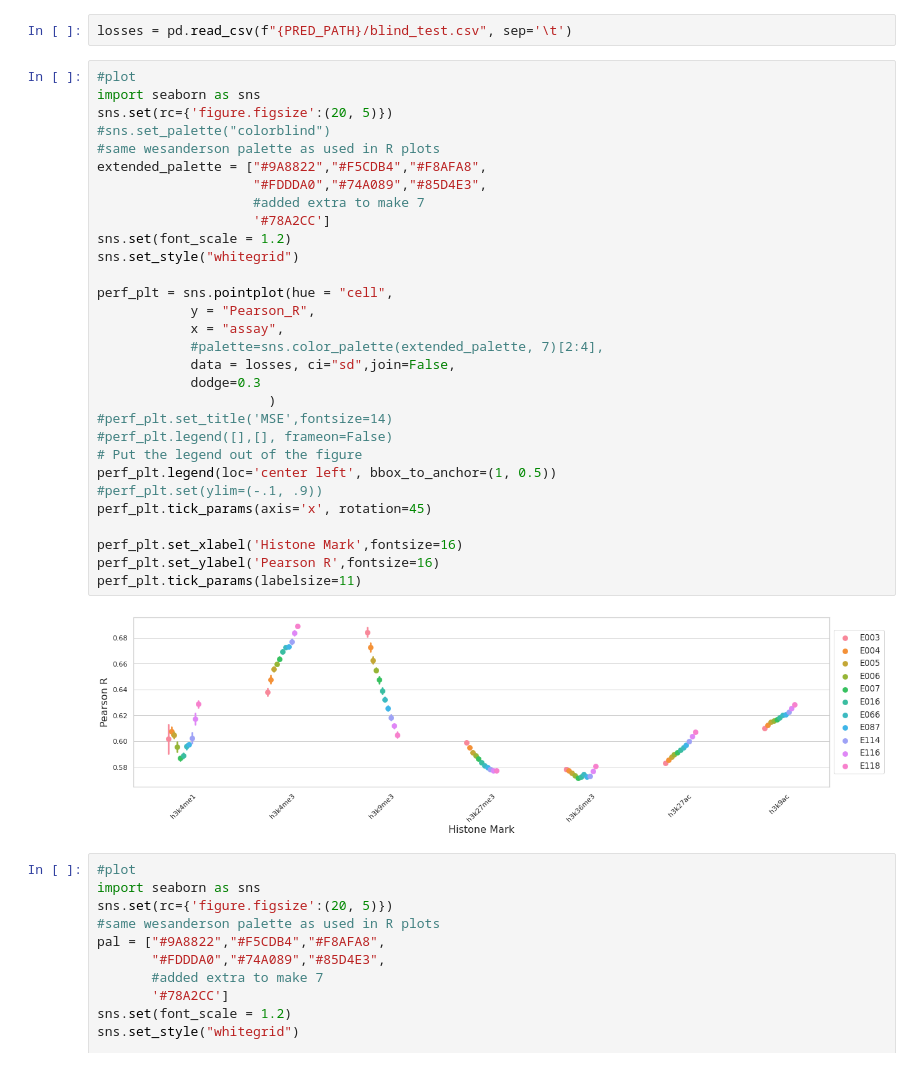
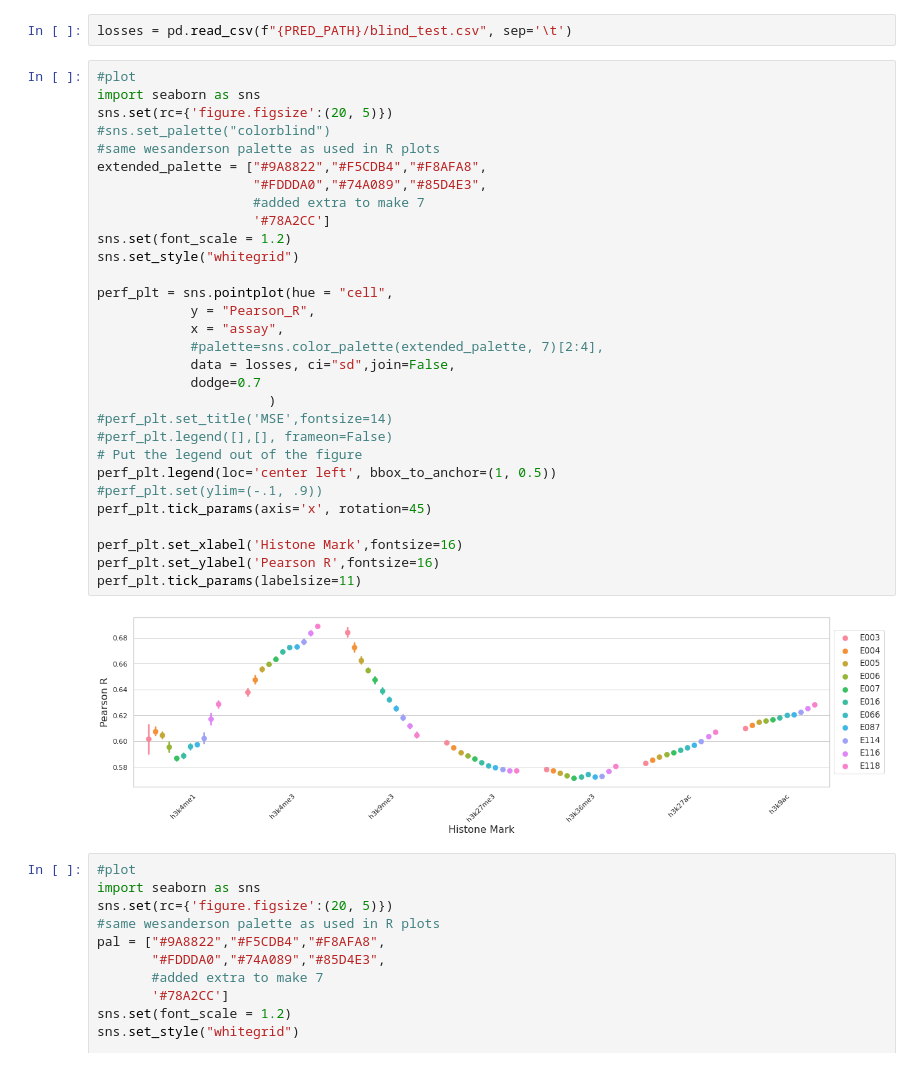
Before and after one commit to neurogenomics/chromexpress, a Jupyter notebook: Predicting.ipynb, the cells around one changed output. Drawn from its saved outputs; the diff is of its cells as text.

```diff
--- a/Predicting.ipynb
+++ b/Predicting.ipynb
@@ -180,35 +182,35 @@ losses = pd.read_csv(f"{PRED_PATH}/blind_test.csv", sep='\t')
 # %%
 #plot
 import seaborn as sns
 sns.set(rc={'figure.figsize':(20, 5)})
 #sns.set_palette("colorblind")
 #same wesanderson palette as used in R plots
 extended_palette = ["#9A8822","#F5CDB4","#F8AFA8",
                     "#FDDDA0","#74A089","#85D4E3",
                     #added extra to make 7
                     '#78A2CC']
 sns.set(font_scale = 1.2)
 sns.set_style("whitegrid")
 
 perf_plt = sns.pointplot(hue = "cell",
             y = "Pearson_R",
             x = "assay",
             #palette=sns.color_palette(extended_palette, 7)[2:4],
             data = losses, ci="sd",join=False,
-            dodge=0.3
+            dodge=0.7
                       )
 #perf_plt.set_title('MSE',fontsize=14)
 #perf_plt.legend([],[], frameon=False)
 # Put the legend out of the figure
 perf_plt.legend(loc='center left', bbox_to_anchor=(1, 0.5))
 #perf_plt.set(ylim=(-.1, .9))
 perf_plt.tick_params(axis='x', rotation=45)
 
 perf_plt.set_xlabel('Histone Mark',fontsize=16)
 perf_plt.set_ylabel('Pearson R',fontsize=16)
 perf_plt.tick_params(labelsize=11)
 # %% [output]
-[figure, old version]
+[figure, new version]
 # %%
 #plot
 import seaborn as sns
```
Also changed, not shown: parts of 27 cells of this notebook, 3 other files.
